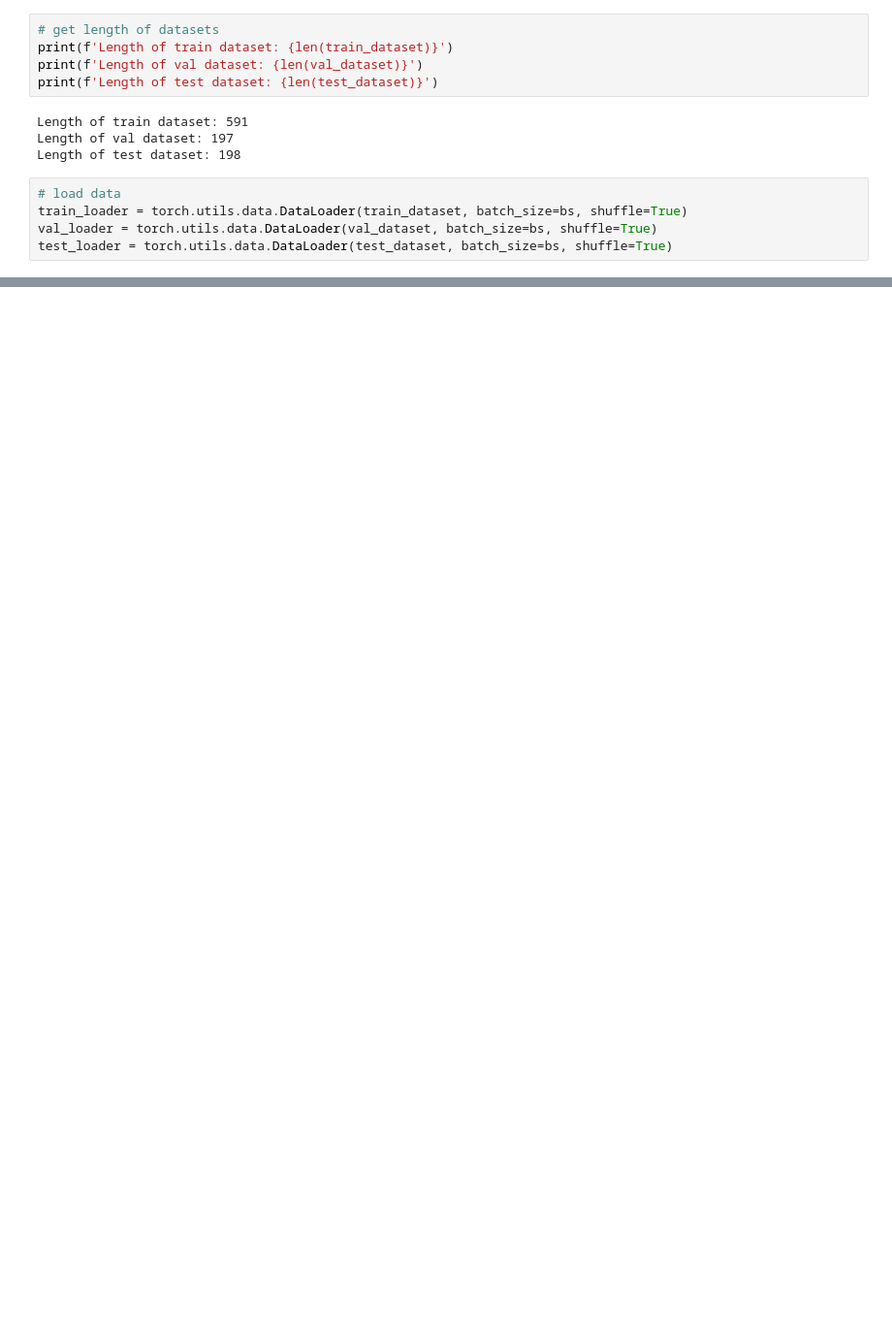
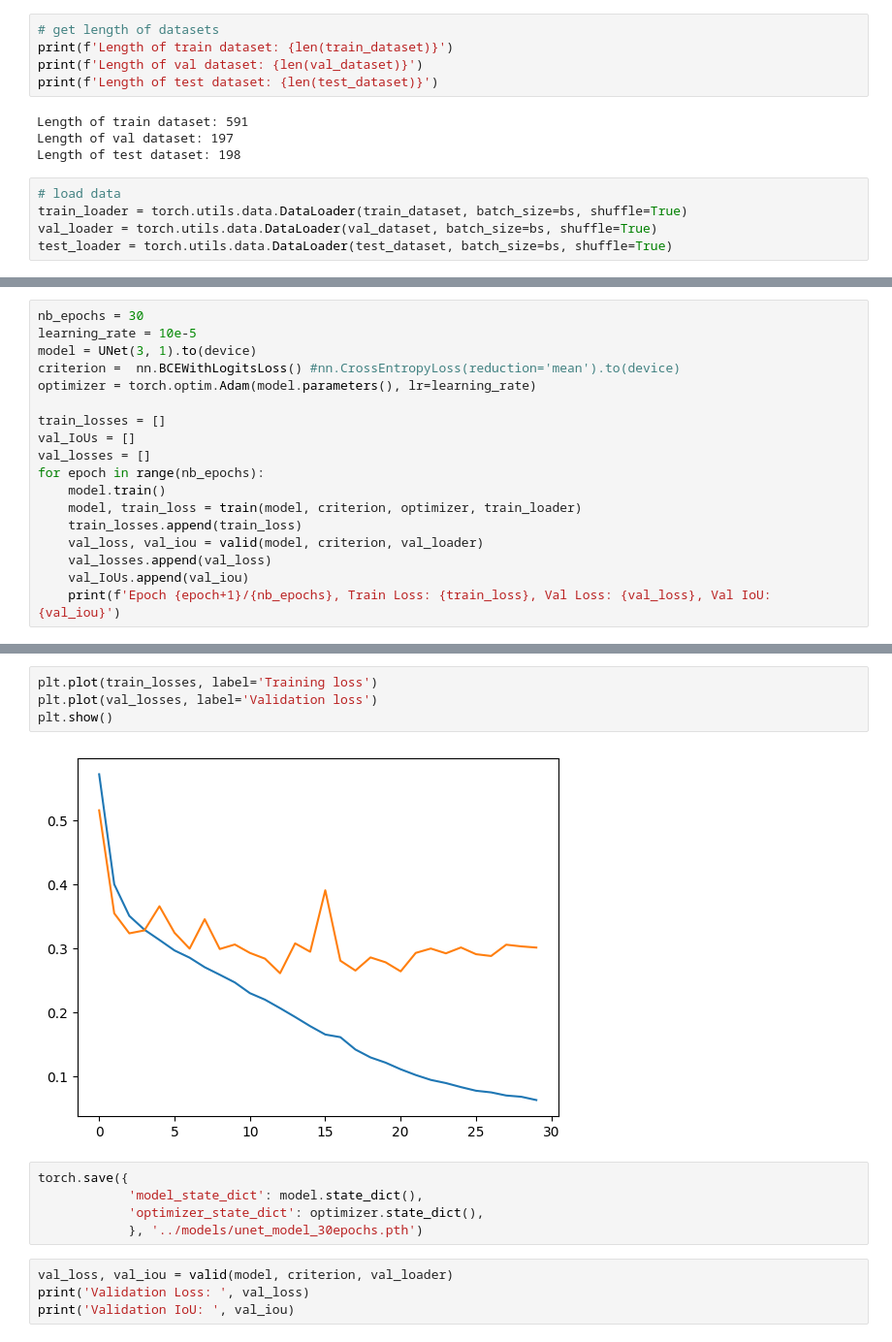
Before and after one commit to BertilleT/Landfill_segmentation, a Jupyter notebook: code_Bertille/Unet.ipynb, the cells around one changed output, grey strips where cells are left out. Shown at 97% size. Drawn from its saved outputs; the diff is of its cells as text; blank space fills up the shorter version.

```diff
--- a/code_Bertille/Unet.ipynb
+++ b/code_Bertille/Unet.ipynb
@@ -240,0 +325,18 @@ for epoch in range(nb_epochs):
+# %%
+nb_epochs = 30
+learning_rate = 10e-5
+model = UNet(3, 1).to(device)
+criterion =  nn.BCEWithLogitsLoss() #nn.CrossEntropyLoss(reduction='mean').to(device)
+optimizer = torch.optim.Adam(model.parameters(), lr=learning_rate)
+
+train_losses = []
+val_IoUs = []
+val_losses = []
+for epoch in range(nb_epochs):
+    model.train()
+    model, train_loss = train(model, criterion, optimizer, train_loader)
+    train_losses.append(train_loss)
+    val_loss, val_iou = valid(model, criterion, val_loader)
+    val_losses.append(val_loss)
+    val_IoUs.append(val_iou)
+    print(f'Epoch {epoch+1}/{nb_epochs}, Train Loss: {train_loss}, Val Loss: {val_loss}, Val IoU: {val_iou}')
@@ -240,0 +361,15 @@ for epoch in range(nb_epochs):
+# %%
+plt.plot(train_losses, label='Training loss')
+plt.plot(val_losses, label='Validation loss')
+plt.show()
+# %% [output]
+[figure, added]
+# %%
+torch.save({
+            'model_state_dict': model.state_dict(),
+            'optimizer_state_dict': optimizer.state_dict(),
+            }, '../models/unet_model_30epochs.pth')
+# %%
+val_loss, val_iou = valid(model, criterion, val_loader)
+print('Validation Loss: ', val_loss)
+print('Validation IoU: ', val_iou)
```
Also changed, not shown: parts of 21 cells of this notebook.
